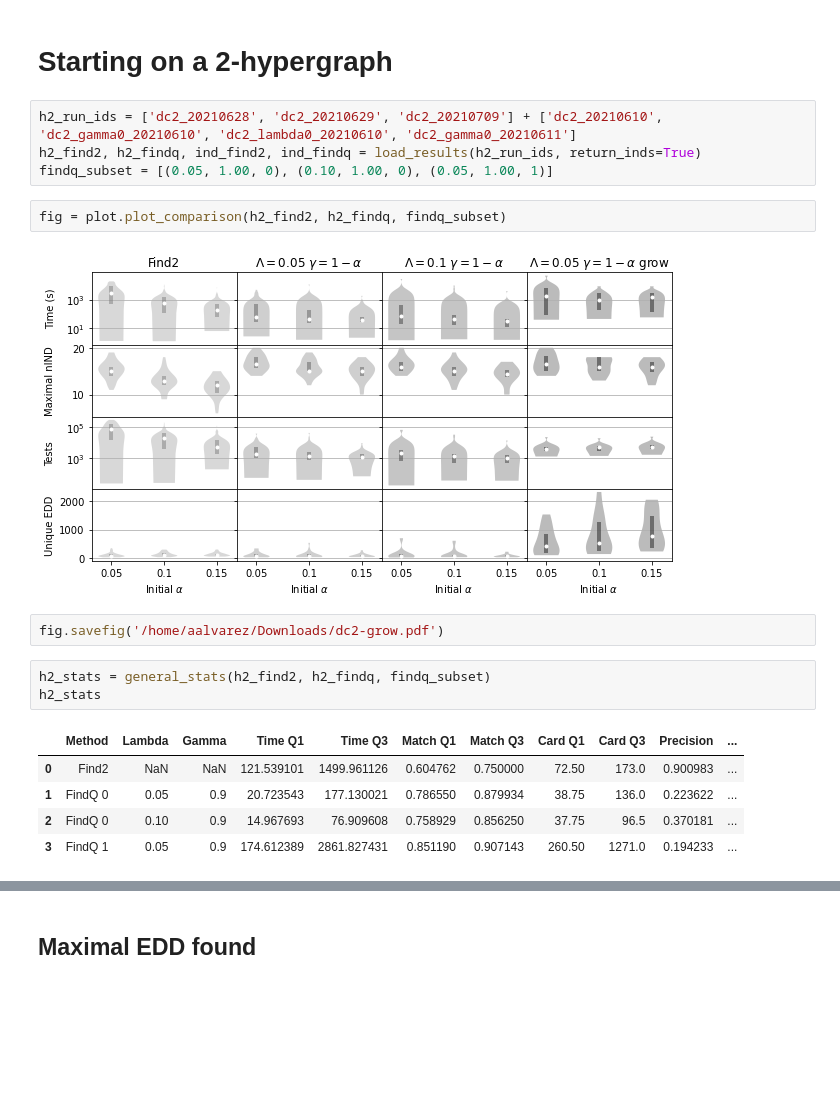
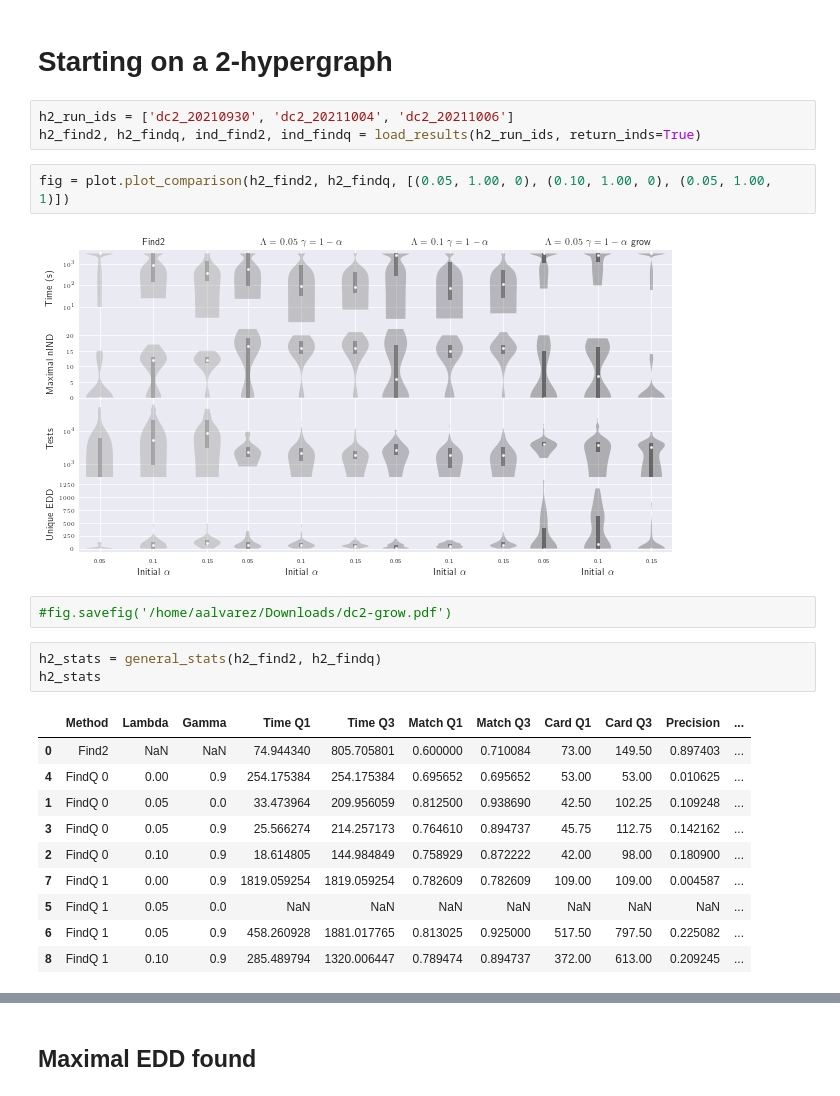
Before and after one commit to ayllon/MatchBox, a Jupyter notebook: notebooks/results-dc2.ipynb, the cells around one changed output, grey strips where cells are left out. Cells and saved outputs as stored; diff of their text form; blank space fills up the shorter version.

```diff
--- a/notebooks/results-dc2.ipynb
+++ b/notebooks/results-dc2.ipynb
@@ -11,21 +25,25 @@ plt.rcParams['figure.figsize'] = (12, 6)
 # %% [markdown]
 # Starting on a 2-hypergraph
+# %%
+h2_run_ids = ['dc2_20210930', 'dc2_20211004', 'dc2_20211006']
+h2_find2, h2_findq, ind_find2, ind_findq = load_results(h2_run_ids, return_inds=True)
 # %%
-h2_run_ids = ['dc2_20210628', 'dc2_20210629', 'dc2_20210709'] + ['dc2_20210610', 'dc2_gamma0_20210610', 'dc2_lambda0_20210610', 'dc2_gamma0_20210611']
-h2_find2, h2_findq, ind_find2, ind_findq = load_results(h2_run_ids, return_inds=True)
-findq_subset = [(0.05, 1.00, 0), (0.10, 1.00, 0), (0.05, 1.00, 1)]
+fig = plot.plot_comparison(h2_find2, h2_findq, [(0.05, 1.00, 0), (0.10, 1.00, 0), (0.05, 1.00, 1)])
+# %% [output]
+[figure, added]
-# %%
-fig = plot.plot_comparison(h2_find2, h2_findq, findq_subset)
-# %% [output]
-[figure, removed]
 # %%
-fig.savefig('/home/aalvarez/Downloads/dc2-grow.pdf')
+#fig.savefig('/home/aalvarez/Downloads/dc2-grow.pdf')
 # %%
-h2_stats = general_stats(h2_find2, h2_findq, findq_subset)
+h2_stats = general_stats(h2_find2, h2_findq)
 h2_stats
 # %% [output]
 |  | Method | Lambda | Gamma | Time Q1 | Time Q3 | Match Q1 | Match Q3 | Card Q1 | Card Q3 | Precision | ... |
-| 0 | Find2 | NaN | NaN | 121.539101 | 1499.961126 | 0.604762 | 0.750000 | 72.50 | 173.0 | 0.900983 | ... |
-| 1 | FindQ 0 | 0.05 | 0.9 | 20.723543 | 177.130021 | 0.786550 | 0.879934 | 38.75 | 136.0 | 0.223622 | ... |
-| 2 | FindQ 0 | 0.10 | 0.9 | 14.967693 | 76.909608 | 0.758929 | 0.856250 | 37.75 | 96.5 | 0.370181 | ... |
-| 3 | FindQ 1 | 0.05 | 0.9 | 174.612389 | 2861.827431 | 0.851190 | 0.907143 | 260.50 | 1271.0 | 0.194233 | ... |
+| 0 | Find2 | NaN | NaN | 74.944340 | 805.705801 | 0.600000 | 0.710084 | 73.00 | 149.50 | 0.897403 | ... |
+| 4 | FindQ 0 | 0.00 | 0.9 | 254.175384 | 254.175384 | 0.695652 | 0.695652 | 53.00 | 53.00 | 0.010625 | ... |
+| 1 | FindQ 0 | 0.05 | 0.0 | 33.473964 | 209.956059 | 0.812500 | 0.938690 | 42.50 | 102.25 | 0.109248 | ... |
+| 3 | FindQ 0 | 0.05 | 0.9 | 25.566274 | 214.257173 | 0.764610 | 0.894737 | 45.75 | 112.75 | 0.142162 | ... |
+| 2 | FindQ 0 | 0.10 | 0.9 | 18.614805 | 144.984849 | 0.758929 | 0.872222 | 42.00 | 98.00 | 0.180900 | ... |
+| 7 | FindQ 1 | 0.00 | 0.9 | 1819.059254 | 1819.059254 | 0.782609 | 0.782609 | 109.00 | 109.00 | 0.004587 | ... |
+| 5 | FindQ 1 | 0.05 | 0.0 | NaN | NaN | NaN | NaN | NaN | NaN | NaN | ... |
+| 6 | FindQ 1 | 0.05 | 0.9 | 458.260928 | 1881.017765 | 0.813025 | 0.925000 | 517.50 | 797.50 | 0.225082 | ... |
+| 8 | FindQ 1 | 0.10 | 0.9 | 285.489794 | 1320.006447 | 0.789474 | 0.894737 | 372.00 | 613.00 | 0.209245 | ... |
```
Also changed, not shown: parts of 13 cells of this notebook, 47 other files.
